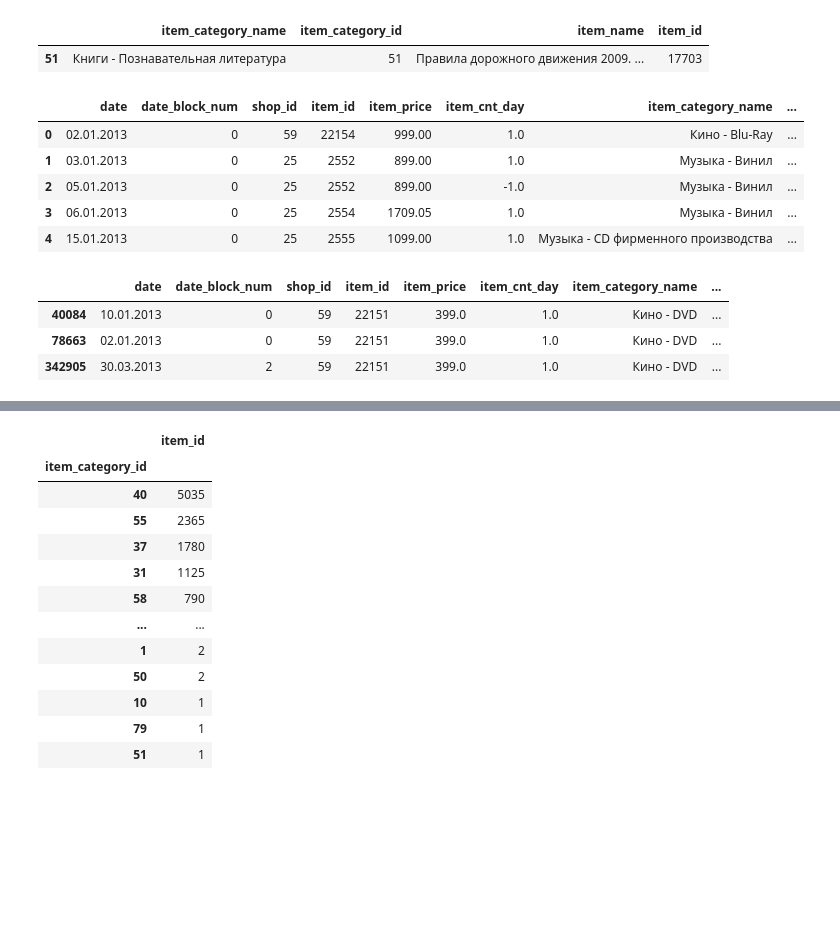
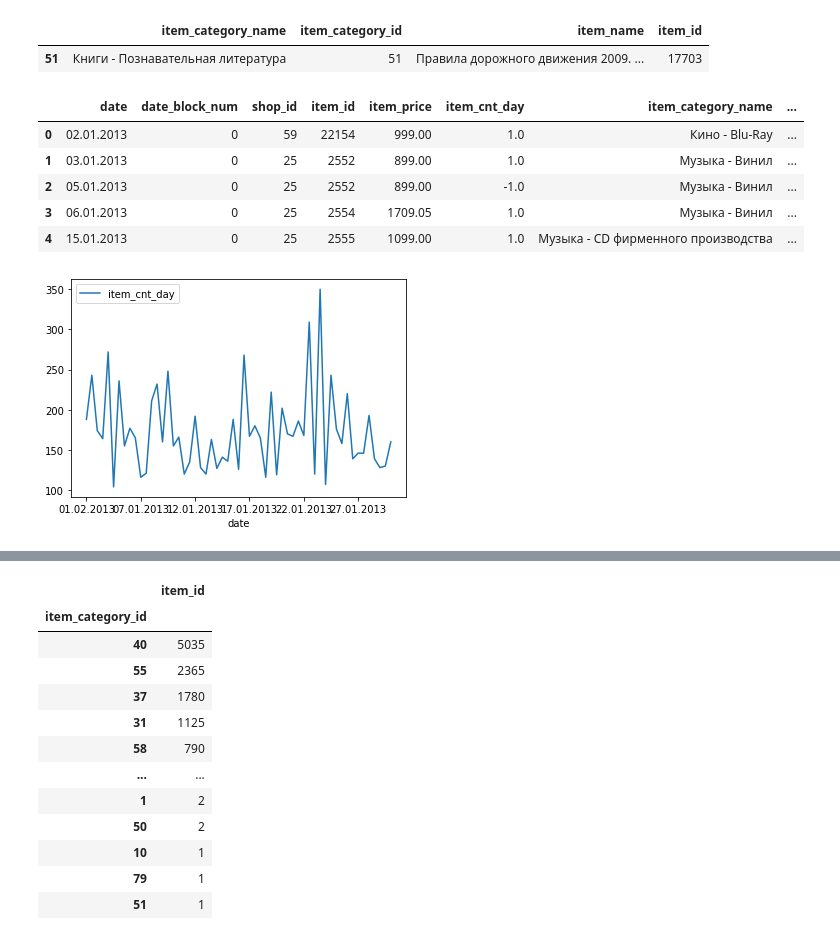
Before and after one commit to GaworO/Sales, a Jupyter notebook: Sales.ipynb, the cells around one changed output, grey strips where cells are left out. Cells and saved outputs as stored; diff of their text form; code cells hidden in the pictures; blank space fills up the shorter version.

```diff
--- a/Sales.ipynb
+++ b/Sales.ipynb
@@ -71,20 +83,24 @@ item_categories[item_categories["item_category_id"] == 51]
 # %%
 #join item categories with sales prodcuts to get the date and prices
 sales_products = sales_train.join(item_categories.set_index("item_id"), on="item_id")
+sales_products.head()
+# %% [output]
+|  | date | date_block_num | shop_id | item_id | item_price | item_cnt_day | item_category_name | ... |
+| 0 | 02.01.2013 | 0 | 59 | 22154 | 999.00 | 1.0 | Кино - Blu-Ray | ... |
+| 1 | 03.01.2013 | 0 | 25 | 2552 | 899.00 | 1.0 | Музыка - Винил | ... |
+| 2 | 05.01.2013 | 0 | 25 | 2552 | 899.00 | -1.0 | Музыка - Винил | ... |
+| 3 | 06.01.2013 | 0 | 25 | 2554 | 1709.05 | 1.0 | Музыка - Винил | ... |
+| 4 | 15.01.2013 | 0 | 25 | 2555 | 1099.00 | 1.0 | Музыка - CD фирменного производства | ... |
-# %%
-sales_products.head()
-# %% [output]
-|  | date | date_block_num | shop_id | item_id | item_price | item_cnt_day | item_category_name | ... |
-| 0 | 02.01.2013 | 0 | 59 | 22154 | 999.00 | 1.0 | Кино - Blu-Ray | ... |
-| 1 | 03.01.2013 | 0 | 25 | 2552 | 899.00 | 1.0 | Музыка - Винил | ... |
-| 2 | 05.01.2013 | 0 | 25 | 2552 | 899.00 | -1.0 | Музыка - Винил | ... |
-| 3 | 06.01.2013 | 0 | 25 | 2554 | 1709.05 | 1.0 | Музыка - Винил | ... |
-| 4 | 15.01.2013 | 0 | 25 | 2555 | 1099.00 | 1.0 | Музыка - CD фирменного производства | ... |
-# %%
-sales_products[sales_products["shop_id"] == 59].loc[sales_products['item_id'] == 22151]
-#.where("sales_products" == "22154")
-# %% [output]
-|  | date | date_block_num | shop_id | item_id | item_price | item_cnt_day | item_category_name | ... |
-| 40084 | 10.01.2013 | 0 | 59 | 22151 | 399.0 | 1.0 | Кино - DVD | ... |
-| 78663 | 02.01.2013 | 0 | 59 | 22151 | 399.0 | 1.0 | Кино - DVD | ... |
-| 342905 | 30.03.2013 | 2 | 59 | 22151 | 399.0 | 1.0 | Кино - DVD | ... |
+# %%
+sales_products_0 = sales_products[["date", "shop_id","item_id", "item_cnt_day"]] \
+              .groupby(["date","shop_id", "item_id"]) \
+              .agg({"item_cnt_day": "count"}) \
+              .reset_index() \
+              .loc[lambda x: x['shop_id'] == 0]
+             # .iloc(sales_products["shop_id"] == 0 )
+# %%
+sales_products_0 = sales_products_0[["date", "item_cnt_day"]].groupby(["date"]).agg({"item_cnt_day":"count"})
+sales_products_0.plot()
+pyplot.show()
+# %% [output]
+[figure, added]
```
Also changed, not shown: parts of 10 cells of this notebook.
